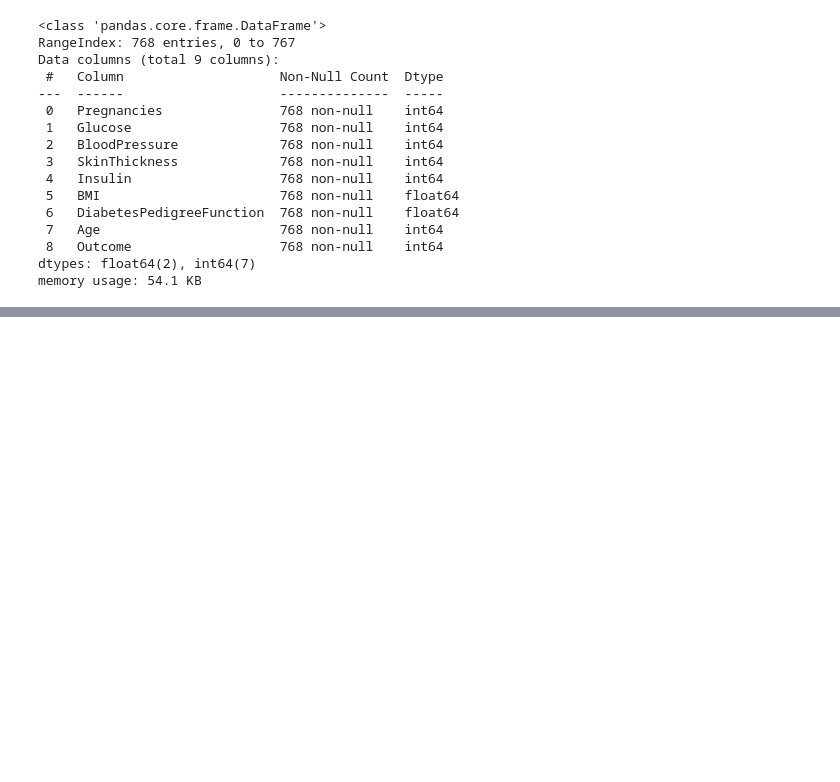
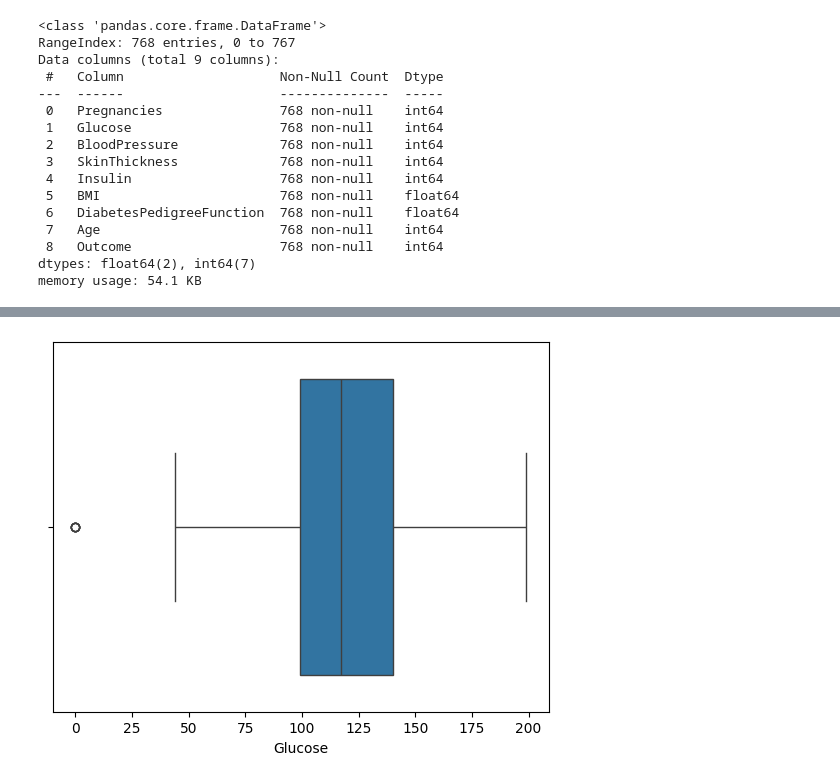
Before and after one commit to siddhant772/diabetes, a Jupyter notebook: patients.ipynb, the cells around one changed output, grey strips where cells are left out. Saved outputs shown, nothing was run; the diff lists cells and outputs as text; code cells hidden in the pictures; blank space fills up the shorter version.

```diff
--- a/patients.ipynb
+++ b/patients.ipynb
@@ -72,0 +154,5 @@ memory usage: 54.1 KB
+# %%
+sns.boxplot(x='Glucose' , data=df)
+plt.show()
+# %% [output]
+[figure, added]
```
Also changed, not shown: parts of 30 cells of this notebook, 1 other file.
